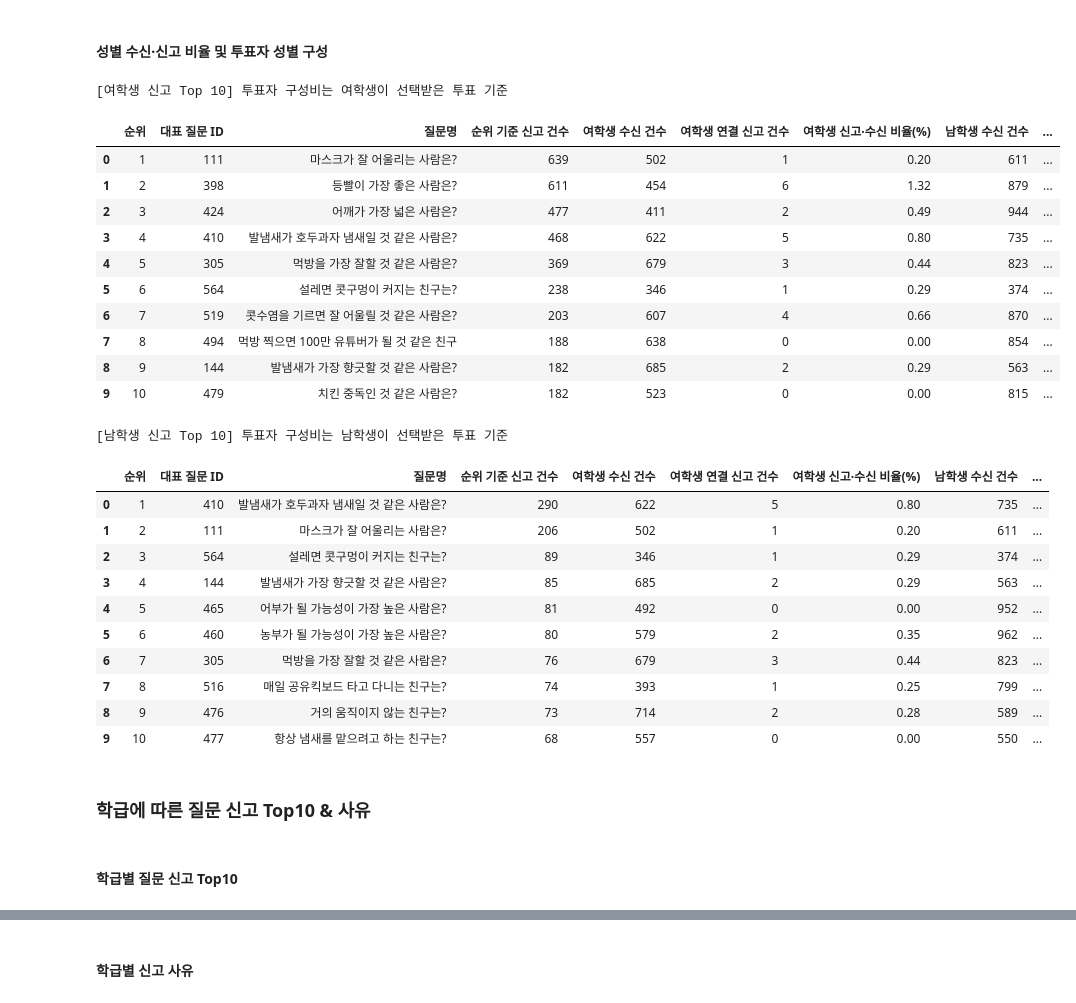
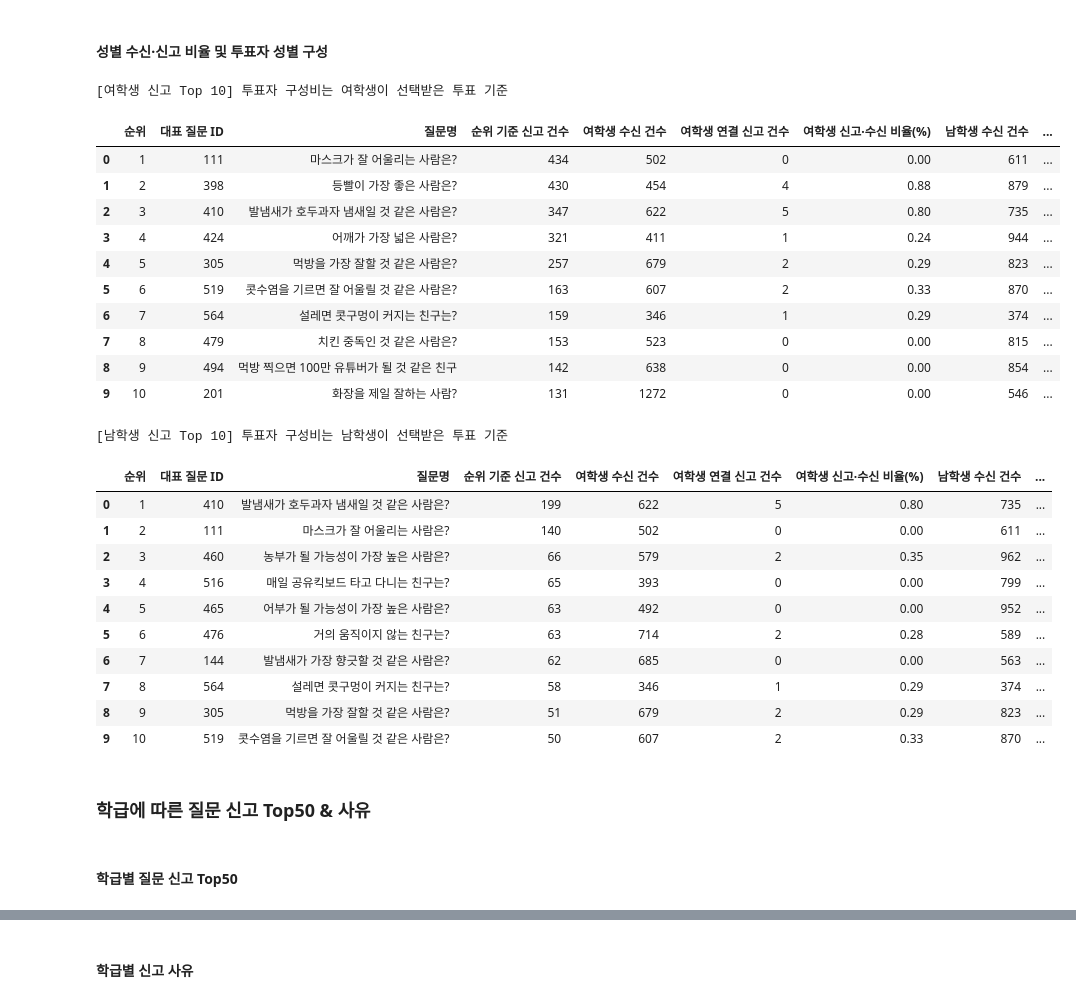
Before and after one commit to qet0506/codeit-sns-moderation, a Jupyter notebook: eda.ipynb, the cells around one changed output, grey strips where cells are left out. Cells and saved outputs as stored; diff of their text form; code cells hidden in the pictures.

```diff
--- a/eda.ipynb
+++ b/eda.ipynb
@@ -1029,7 +1240,7 @@ df_gender_compare_metrics = (
     df_gender_compare_metrics.reset_index()
 )
 
-# 5. 기존 성별 Top 10을 그대로 가져와 비교표 생성
+# 5. 제외 조건 적용 후 성별 Top 50에서 상위 10개 가져오기
 gender_top10_comparisons = {}
 
 for gender_compare_code, gender_compare_name in [
@@ -1037,7 +1248,7 @@ for gender_compare_code, gender_compare_name in [
     ("M", "남학생"),
 ]:
     df_gender_compare_ranking = (
-        df_gender_question_top10[[
+        df_gender_question_top50[[
             f"{gender_compare_name} 대표 질문 ID",
             f"{gender_compare_name} 질문명",
             f"{gender_compare_name} 신고 수",
@@ -1048,6 +1259,7 @@ for gender_compare_code, gender_compare_name in [
             f"{gender_compare_name} 신고 수": "순위 기준 신고 건수",
         })
         .dropna(subset=["대표 질문 ID"])
+        .head(10)
         .copy()
         .reset_index(drop=True)
     )
@@ -1154,56 +1366,56 @@ for gender_compare_code, gender_compare_name in [
     )
 
     print(
         f"\n[{gender_compare_name} 신고 Top 10]"
         f" 투표자 구성비는 {gender_compare_name}이 "
         "선택받은 투표 기준"
     )
 
     display(
         df_gender_compare_output[[
             "순위",
             "대표 질문 ID",
             "질문명",
             "순위 기준 신고 건수",
             "여학생 수신 건수",
             "여학생 연결 신고 건수",
             "여학생 신고·수신 비율(%)",
             "남학생 수신 건수",
             "남학생 연결 신고 건수",
             "남학생 신고·수신 비율(%)",
             "보낸 사람 중 여학생(건)",
             "보낸 사람 중 남학생(건)",
             "보낸 사람 중 여학생(%)",
             "보낸 사람 중 남학생(%)",
             "투표자 성별 기타·확인 불가(건)",
         ]].round(2)
     )
 # %% [output]
 [여학생 신고 Top 10] 투표자 구성비는 여학생이 선택받은 투표 기준
 |  | 순위 | 대표 질문 ID | 질문명 | 순위 기준 신고 건수 | 여학생 수신 건수 | 여학생 연결 신고 건수 | 여학생 신고·수신 비율(%) | 남학생 수신 건수 | ... |
-| 0 | 1 | 111 | 마스크가 잘 어울리는 사람은? | 639 | 502 | 1 | 0.20 | 611 | ... |
-| 1 | 2 | 398 | 등빨이 가장 좋은 사람은? | 611 | 454 | 6 | 1.32 | 879 | ... |
-| 2 | 3 | 424 | 어깨가 가장 넓은 사람은? | 477 | 411 | 2 | 0.49 | 944 | ... |
-| 3 | 4 | 410 | 발냄새가 호두과자 냄새일 것 같은 사람은? | 468 | 622 | 5 | 0.80 | 735 | ... |
-| 4 | 5 | 305 | 먹방을 가장 잘할 것 같은 사람은? | 369 | 679 | 3 | 0.44 | 823 | ... |
-| 5 | 6 | 564 | 설레면 콧구멍이 커지는 친구는? | 238 | 346 | 1 | 0.29 | 374 | ... |
-| 6 | 7 | 519 | 콧수염을 기르면 잘 어울릴 것 같은 사람은? | 203 | 607 | 4 | 0.66 | 870 | ... |
-| 7 | 8 | 494 | 먹방 찍으면 100만 유튜버가 될 것 같은 친구 | 188 | 638 | 0 | 0.00 | 854 | ... |
-| 8 | 9 | 144 | 발냄새가 가장 향긋할 것 같은 사람은? | 182 | 685 | 2 | 0.29 | 563 | ... |
-| 9 | 10 | 479 | 치킨 중독인 것 같은 사람은? | 182 | 523 | 0 | 0.00 | 815 | ... |
+| 0 | 1 | 111 | 마스크가 잘 어울리는 사람은? | 434 | 502 | 0 | 0.00 | 611 | ... |
+| 1 | 2 | 398 | 등빨이 가장 좋은 사람은? | 430 | 454 | 4 | 0.88 | 879 | ... |
+| 2 | 3 | 410 | 발냄새가 호두과자 냄새일 것 같은 사람은? | 347 | 622 | 5 | 0.80 | 735 | ... |
+| 3 | 4 | 424 | 어깨가 가장 넓은 사람은? | 321 | 411 | 1 | 0.24 | 944 | ... |
+| 4 | 5 | 305 | 먹방을 가장 잘할 것 같은 사람은? | 257 | 679 | 2 | 0.29 | 823 | ... |
+| 5 | 6 | 519 | 콧수염을 기르면 잘 어울릴 것 같은 사람은? | 163 | 607 | 2 | 0.33 | 870 | ... |
+| 6 | 7 | 564 | 설레면 콧구멍이 커지는 친구는? | 159 | 346 | 1 | 0.29 | 374 | ... |
+| 7 | 8 | 479 | 치킨 중독인 것 같은 사람은? | 153 | 523 | 0 | 0.00 | 815 | ... |
+| 8 | 9 | 494 | 먹방 찍으면 100만 유튜버가 될 것 같은 친구 | 142 | 638 | 0 | 0.00 | 854 | ... |
+| 9 | 10 | 201 | 화장을 제일 잘하는 사람? | 131 | 1272 | 0 | 0.00 | 546 | ... |
 [남학생 신고 Top 10] 투표자 구성비는 남학생이 선택받은 투표 기준
 |  | 순위 | 대표 질문 ID | 질문명 | 순위 기준 신고 건수 | 여학생 수신 건수 | 여학생 연결 신고 건수 | 여학생 신고·수신 비율(%) | 남학생 수신 건수 | ... |
-| 0 | 1 | 410 | 발냄새가 호두과자 냄새일 것 같은 사람은? | 290 | 622 | 5 | 0.80 | 735 | ... |
-| 1 | 2 | 111 | 마스크가 잘 어울리는 사람은? | 206 | 502 | 1 | 0.20 | 611 | ... |
-| 2 | 3 | 564 | 설레면 콧구멍이 커지는 친구는? | 89 | 346 | 1 | 0.29 | 374 | ... |
-| 3 | 4 | 144 | 발냄새가 가장 향긋할 것 같은 사람은? | 85 | 685 | 2 | 0.29 | 563 | ... |
-| 4 | 5 | 465 | 어부가 될 가능성이 가장 높은 사람은? | 81 | 492 | 0 | 0.00 | 952 | ... |
-| 5 | 6 | 460 | 농부가 될 가능성이 가장 높은 사람은? | 80 | 579 | 2 | 0.35 | 962 | ... |
-| 6 | 7 | 305 | 먹방을 가장 잘할 것 같은 사람은? | 76 | 679 | 3 | 0.44 | 823 | ... |
-| 7 | 8 | 516 | 매일 공유킥보드 타고 다니는 친구는? | 74 | 393 | 1 | 0.25 | 799 | ... |
-| 8 | 9 | 476 | 거의 움직이지 않는 친구는? | 73 | 714 | 2 | 0.28 | 589 | ... |
-| 9 | 10 | 477 | 항상 냄새를 맡으려고 하는 친구는? | 68 | 557 | 0 | 0.00 | 550 | ... |
+| 0 | 1 | 410 | 발냄새가 호두과자 냄새일 것 같은 사람은? | 199 | 622 | 5 | 0.80 | 735 | ... |
+| 1 | 2 | 111 | 마스크가 잘 어울리는 사람은? | 140 | 502 | 0 | 0.00 | 611 | ... |
+| 2 | 3 | 460 | 농부가 될 가능성이 가장 높은 사람은? | 66 | 579 | 2 | 0.35 | 962 | ... |
+| 3 | 4 | 516 | 매일 공유킥보드 타고 다니는 친구는? | 65 | 393 | 0 | 0.00 | 799 | ... |
+| 4 | 5 | 465 | 어부가 될 가능성이 가장 높은 사람은? | 63 | 492 | 0 | 0.00 | 952 | ... |
+| 5 | 6 | 476 | 거의 움직이지 않는 친구는? | 63 | 714 | 2 | 0.28 | 589 | ... |
+| 6 | 7 | 144 | 발냄새가 가장 향긋할 것 같은 사람은? | 62 | 685 | 0 | 0.00 | 563 | ... |
+| 7 | 8 | 564 | 설레면 콧구멍이 커지는 친구는? | 58 | 346 | 1 | 0.29 | 374 | ... |
+| 8 | 9 | 305 | 먹방을 가장 잘할 것 같은 사람은? | 51 | 679 | 2 | 0.29 | 823 | ... |
+| 9 | 10 | 519 | 콧수염을 기르면 잘 어울릴 것 같은 사람은? | 50 | 607 | 2 | 0.33 | 870 | ... |
 # %% [markdown]
-### 학급에 따른 질문 신고 Top10 & 사유
+### 학급에 따른 질문 신고 Top50 & 사유
 # %% [markdown]
-#### 학급별 질문 신고 Top10
+#### 학급별 질문 신고 Top50
```
Also changed, not shown: parts of 106 cells of this notebook.
